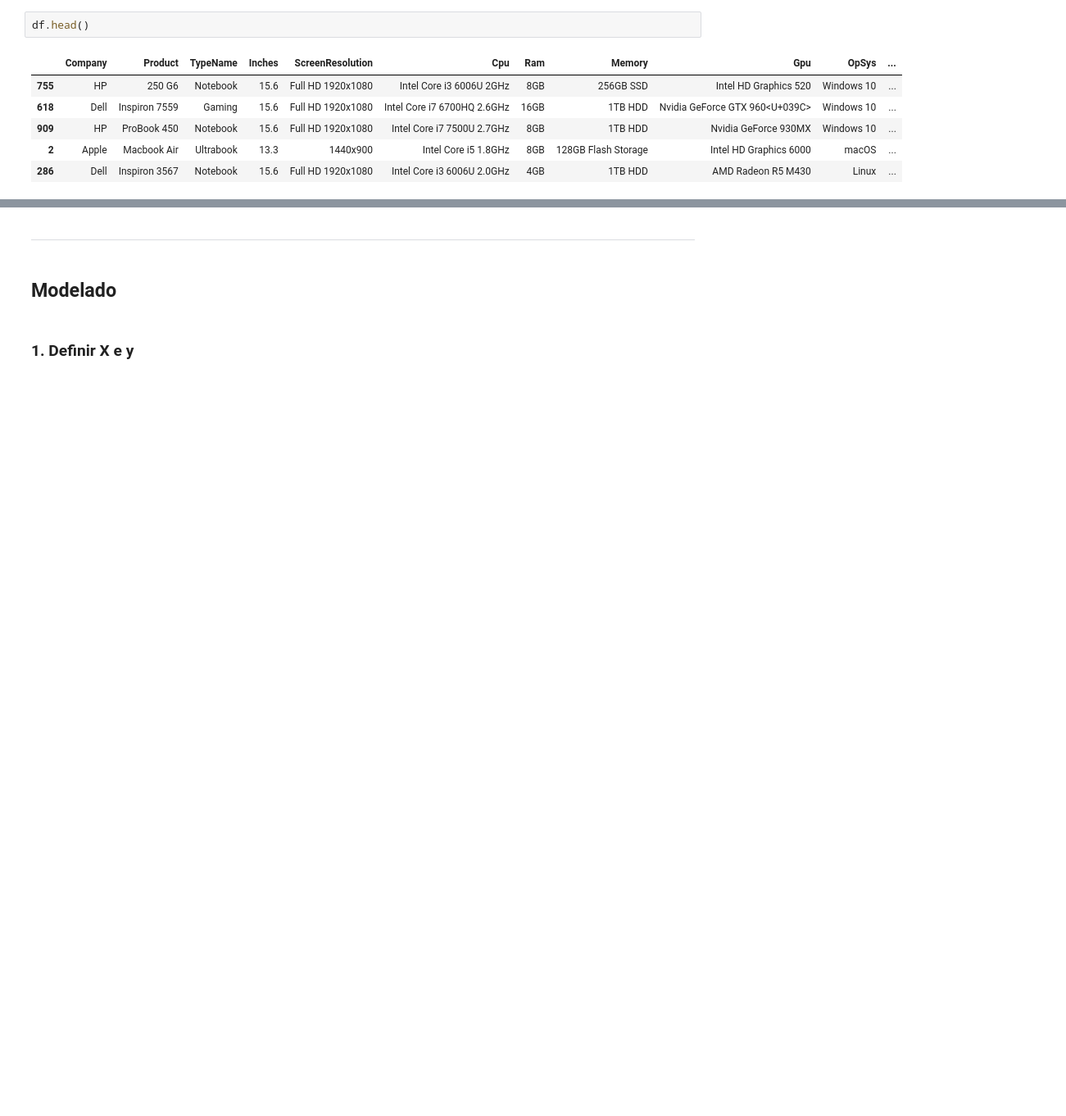
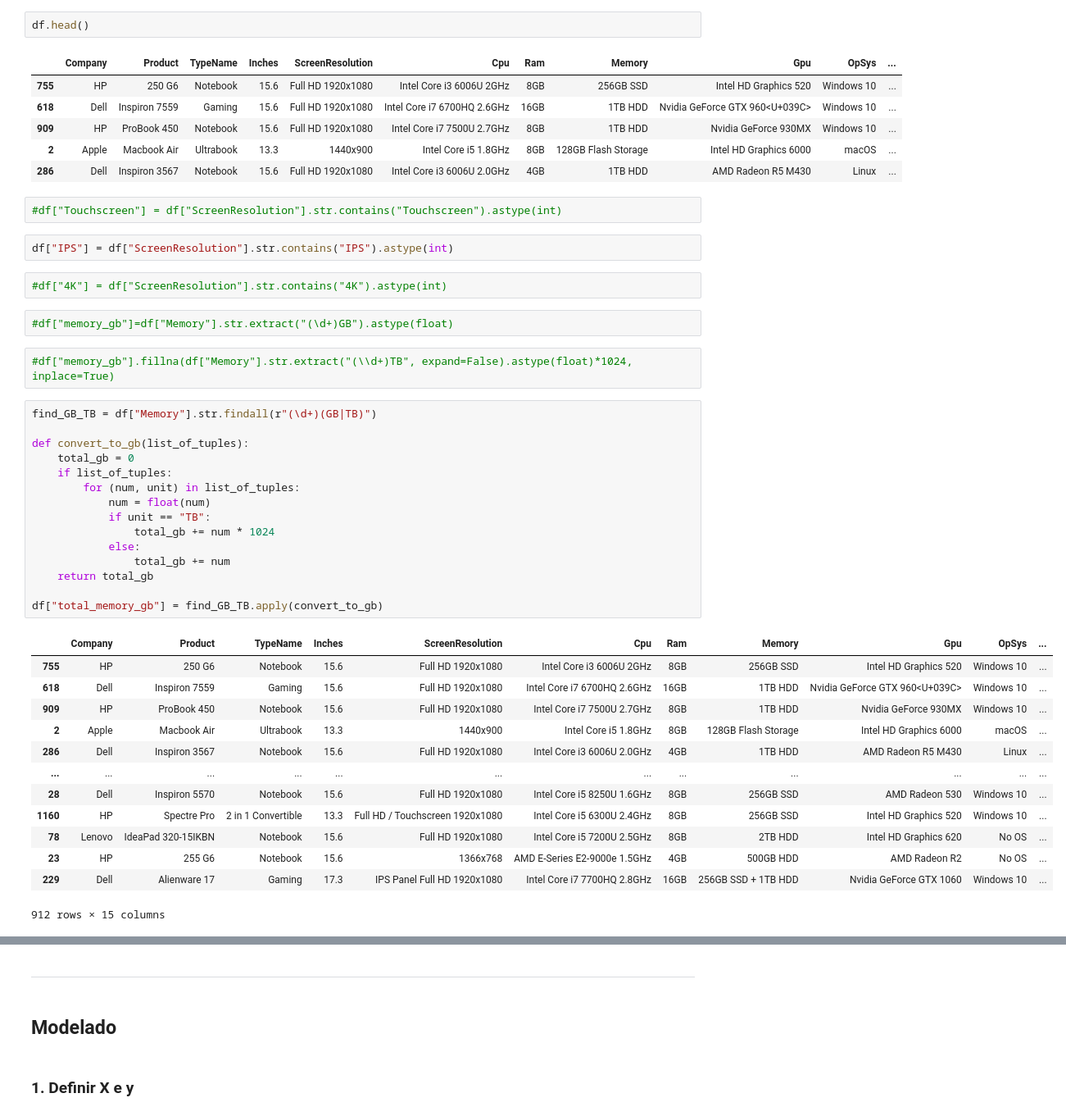
Before and after one commit to antonio-herrera-gb/ML_Tienda_PC, a Jupyter notebook: Kaggle_submission.ipynb, the cells around one changed output, grey strips where cells are left out. Shown at 82% size. Drawn from its saved outputs; the diff is of its cells as text; blank space fills up the shorter version.

```diff
--- a/Kaggle_submission.ipynb
+++ b/Kaggle_submission.ipynb
@@ -96,6 +98,45 @@ df.head()
 | 909 | HP | ProBook 450 | Notebook | 15.6 | Full HD 1920x1080 | Intel Core i7 7500U 2.7GHz | 8GB | 1TB HDD | Nvidia GeForce 930MX | Windows 10 | ... |
 | 2 | Apple | Macbook Air | Ultrabook | 13.3 | 1440x900 | Intel Core i5 1.8GHz | 8GB | 128GB Flash Storage | Intel HD Graphics 6000 | macOS | ... |
 | 286 | Dell | Inspiron 3567 | Notebook | 15.6 | Full HD 1920x1080 | Intel Core i3 6006U 2.0GHz | 4GB | 1TB HDD | AMD Radeon R5 M430 | Linux | ... |
+# %%
+#df["Touchscreen"] = df["ScreenResolution"].str.contains("Touchscreen").astype(int)
+# %%
+df["IPS"] = df["ScreenResolution"].str.contains("IPS").astype(int)
+# %%
+#df["4K"] = df["ScreenResolution"].str.contains("4K").astype(int)
+# %%
+#df["memory_gb"]=df["Memory"].str.extract("(\d+)GB").astype(float)
+# %%
+#df["memory_gb"].fillna(df["Memory"].str.extract("(\\d+)TB", expand=False).astype(float)*1024, inplace=True)
+# %%
+find_GB_TB = df["Memory"].str.findall(r"(\d+)(GB|TB)")
+
+def convert_to_gb(list_of_tuples):
+    total_gb = 0
+    if list_of_tuples:
+        for (num, unit) in list_of_tuples:
+            num = float(num)
+            if unit == "TB":
+                total_gb += num * 1024
+            else:
+                total_gb += num
+    return total_gb
+
+df["total_memory_gb"] = find_GB_TB.apply(convert_to_gb)
+# %% [output]
+|  | Company | Product | TypeName | Inches | ScreenResolution | Cpu | Ram | Memory | Gpu | OpSys | ... |
+| 755 | HP | 250 G6 | Notebook | 15.6 | Full HD 1920x1080 | Intel Core i3 6006U 2GHz | 8GB | 256GB SSD | Intel HD Graphics 520 | Windows 10 | ... |
+| 618 | Dell | Inspiron 7559 | Gaming | 15.6 | Full HD 1920x1080 | Intel Core i7 6700HQ 2.6GHz | 16GB | 1TB HDD | Nvidia GeForce GTX 960<U+039C> | Windows 10 | ... |
+| 909 | HP | ProBook 450 | Notebook | 15.6 | Full HD 1920x1080 | Intel Core i7 7500U 2.7GHz | 8GB | 1TB HDD | Nvidia GeForce 930MX | Windows 10 | ... |
+| 2 | Apple | Macbook Air | Ultrabook | 13.3 | 1440x900 | Intel Core i5 1.8GHz | 8GB | 128GB Flash Storage | Intel HD Graphics 6000 | macOS | ... |
+| 286 | Dell | Inspiron 3567 | Notebook | 15.6 | Full HD 1920x1080 | Intel Core i3 6006U 2.0GHz | 4GB | 1TB HDD | AMD Radeon R5 M430 | Linux | ... |
+| ... | ... | ... | ... | ... | ... | ... | ... | ... | ... | ... | ... |
+| 28 | Dell | Inspiron 5570 | Notebook | 15.6 | Full HD 1920x1080 | Intel Core i5 8250U 1.6GHz | 8GB | 256GB SSD | AMD Radeon 530 | Windows 10 | ... |
+| 1160 | HP | Spectre Pro | 2 in 1 Convertible | 13.3 | Full HD / Touchscreen 1920x1080 | Intel Core i5 6300U 2.4GHz | 8GB | 256GB SSD | Intel HD Graphics 520 | Windows 10 | ... |
+| 78 | Lenovo | IdeaPad 320-15IKBN | Notebook | 15.6 | Full HD 1920x1080 | Intel Core i5 7200U 2.5GHz | 8GB | 2TB HDD | Intel HD Graphics 620 | No OS | ... |
+| 23 | HP | 255 G6 | Notebook | 15.6 | 1366x768 | AMD E-Series E2-9000e 1.5GHz | 4GB | 500GB HDD | AMD Radeon R2 | No OS | ... |
+| 229 | Dell | Alienware 17 | Gaming | 17.3 | IPS Panel Full HD 1920x1080 | Intel Core i7 7700HQ 2.8GHz | 16GB | 256GB SSD + 1TB HDD | Nvidia GeForce GTX 1060 | Windows 10 | ... |
+912 rows × 15 columns
 # %%
 df.info()
 # %% [output]
```
Also changed, not shown: parts of 13 cells of this notebook, 4 other files.
